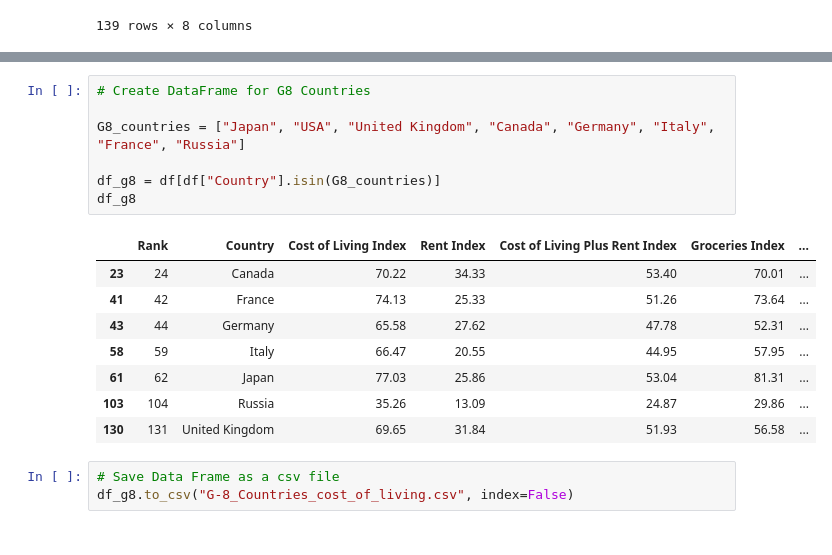
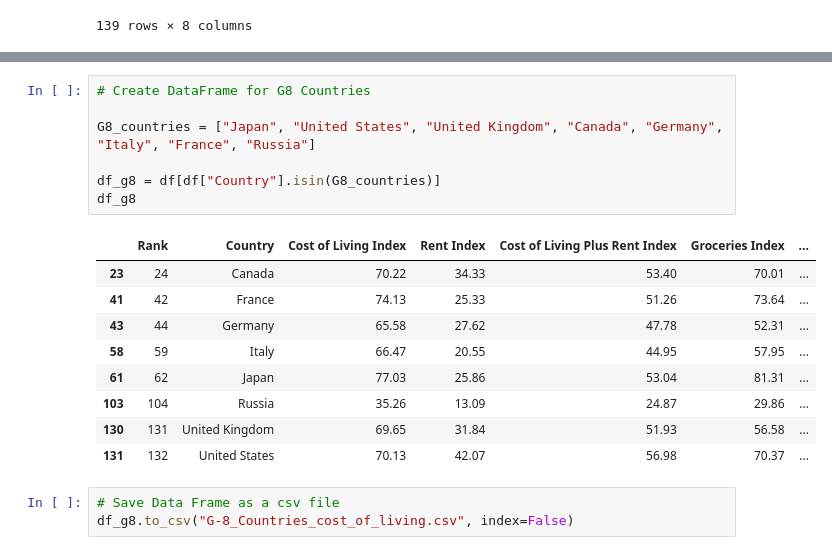
Before and after one commit to SNNandhini/Cost-of-Living-Analysis, a Jupyter notebook: Cost_Of_Living_Data_Frame.ipynb, the cells around one changed output, grey strips where cells are left out. Cells and saved outputs as stored; diff of their text form.

Commit message:
New And Updated Code - G8 Countries - 13/10

```diff
--- a/Cost_Of_Living_Data_Frame.ipynb
+++ b/Cost_Of_Living_Data_Frame.ipynb
@@ -181,19 +181,20 @@ array(['Bermuda', 'Switzerland', 'Norway', 'Iceland', 'Barbados',
 # %%
 # Create DataFrame for G8 Countries
 
-G8_countries = ["Japan", "USA", "United Kingdom", "Canada", "Germany", "Italy", "France", "Russia"]
+G8_countries = ["Japan", "United States", "United Kingdom", "Canada", "Germany", "Italy", "France", "Russia"]
 
 df_g8 = df[df["Country"].isin(G8_countries)]
 df_g8
 # %% [output]
 |  | Rank | Country | Cost of Living Index | Rent Index | Cost of Living Plus Rent Index | Groceries Index | ... |
 | 23 | 24 | Canada | 70.22 | 34.33 | 53.40 | 70.01 | ... |
 | 41 | 42 | France | 74.13 | 25.33 | 51.26 | 73.64 | ... |
 | 43 | 44 | Germany | 65.58 | 27.62 | 47.78 | 52.31 | ... |
 | 58 | 59 | Italy | 66.47 | 20.55 | 44.95 | 57.95 | ... |
 | 61 | 62 | Japan | 77.03 | 25.86 | 53.04 | 81.31 | ... |
 | 103 | 104 | Russia | 35.26 | 13.09 | 24.87 | 29.86 | ... |
 | 130 | 131 | United Kingdom | 69.65 | 31.84 | 51.93 | 56.58 | ... |
+| 131 | 132 | United States | 70.13 | 42.07 | 56.98 | 70.37 | ... |
 # %%
 # Save Data Frame as a csv file
 df_g8.to_csv("G-8_Countries_cost_of_living.csv", index=False)
```
Also changed, not shown: parts of 1 cell of this notebook.
